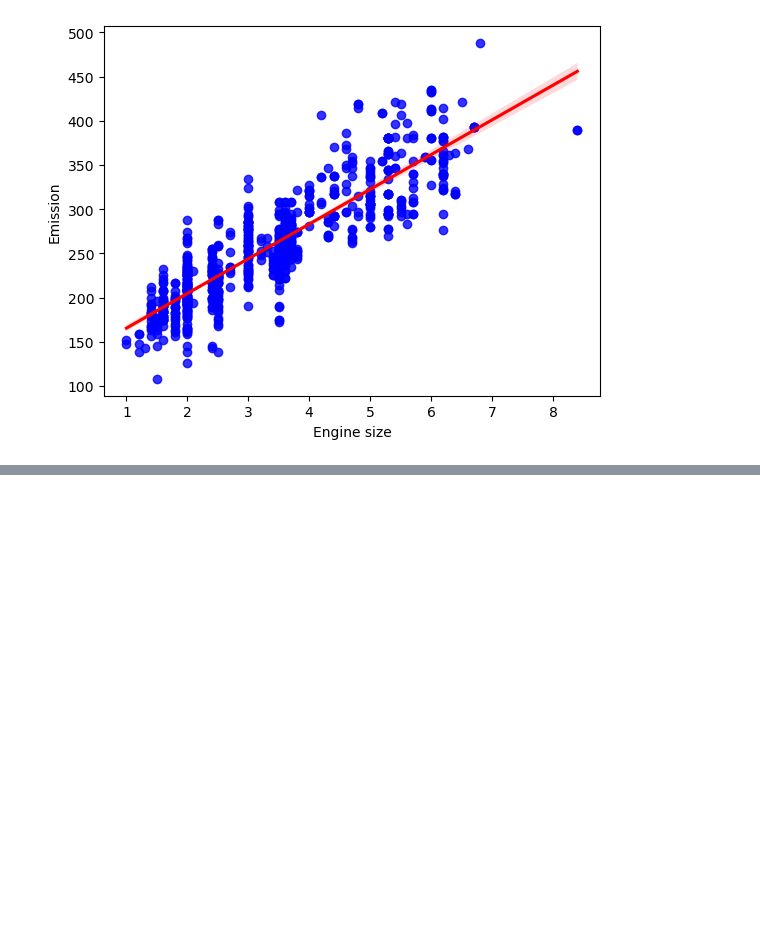
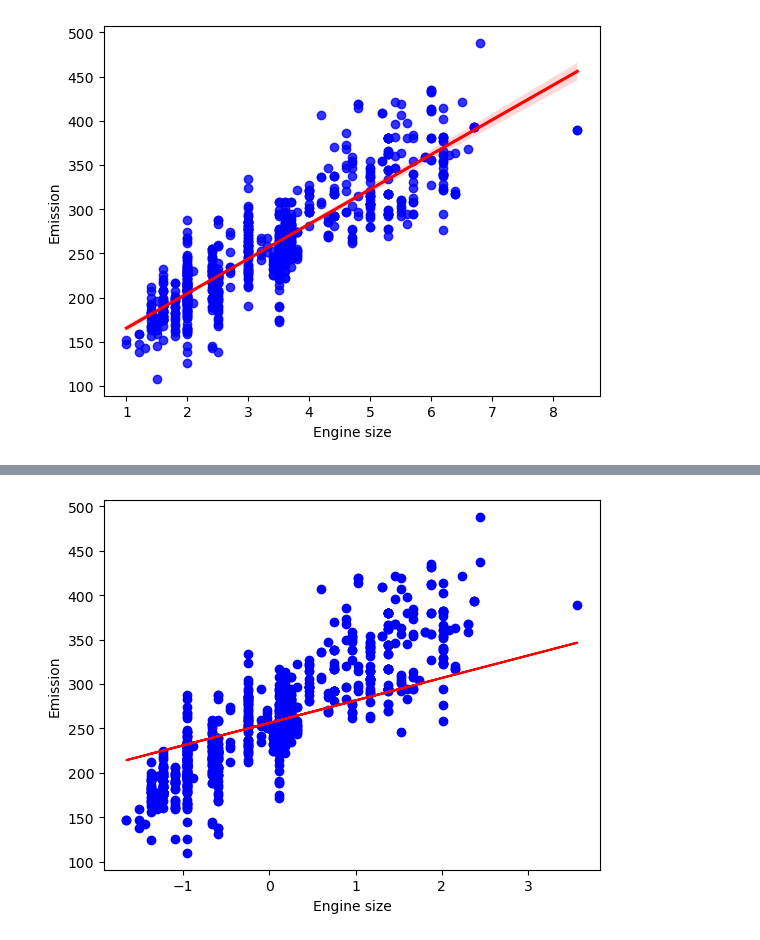
Before and after one commit to zahra-ahmadbeigloo/Data-analysis-projects, a Jupyter notebook: Fuel-Consumption/Fuel-Consumption.ipynb, the cells around one changed output, grey strips where cells are left out. Drawn from its saved outputs; the diff is of its cells as text; code cells hidden in the pictures; blank space fills up the shorter version.

```diff
--- a/Fuel-Consumption/Fuel-Consumption.ipynb
+++ b/Fuel-Consumption/Fuel-Consumption.ipynb
@@ -137,0 +248,8 @@ MAE 25.568890456023556
+# %%
+plt.scatter(X_train[:,0], y_train,  color='blue')
+plt.plot(X_train[:,0], coef_[0] * X_train[:,0] + intercept_, '-r')
+plt.xlabel("Engine size")
+plt.ylabel("Emission")
+plt.show()
+# %% [output]
+[figure, added]
```
Also changed, not shown: parts of 20 cells of this notebook.
